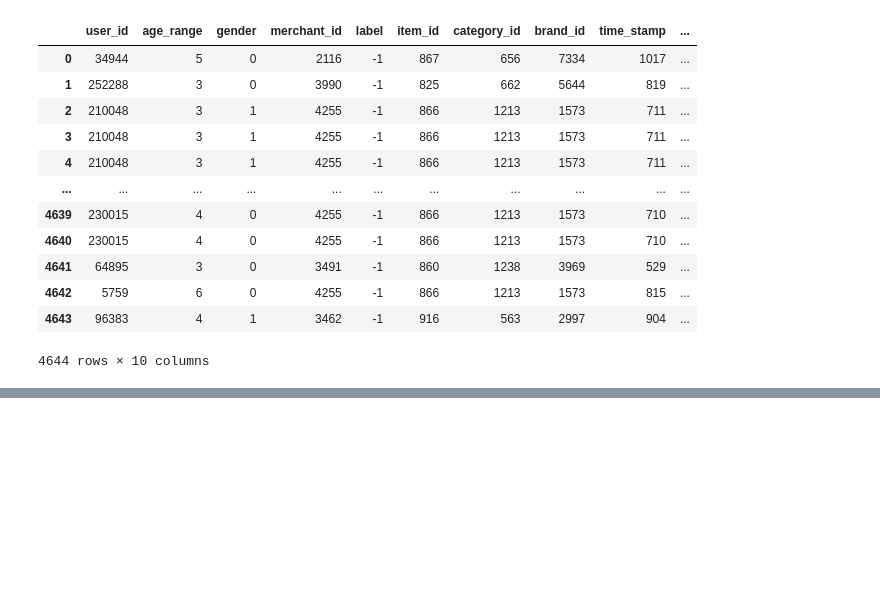
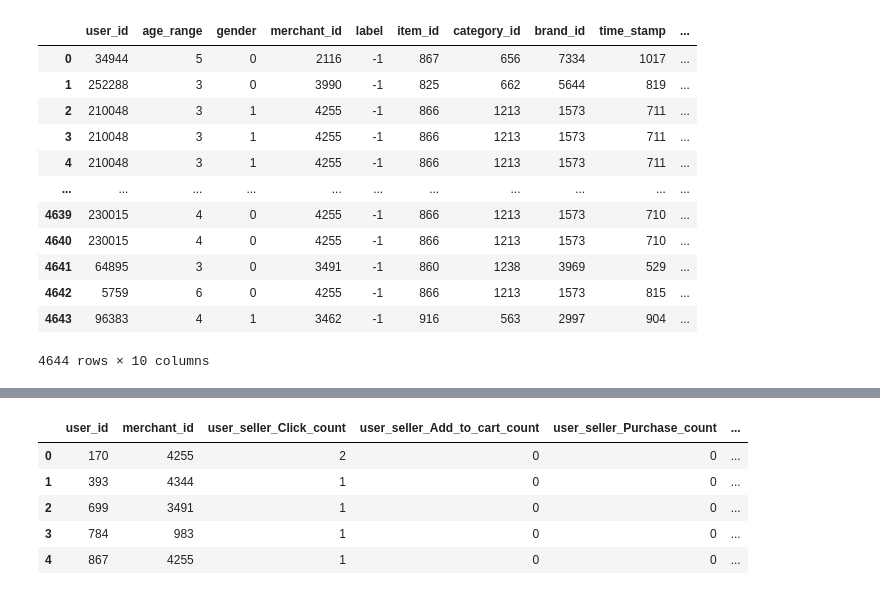
Before and after one commit to shruthivenkat/CECS550_Group6, a Jupyter notebook: #5 - Feature Engineering by Shruthi.ipynb, the cells around one changed output, grey strips where cells are left out. Saved outputs shown, nothing was run; the diff lists cells and outputs as text; code cells hidden in the pictures; blank space fills up the shorter version.

```diff
--- a/#5 - Feature Engineering by Shruthi.ipynb
+++ b/#5 - Feature Engineering by Shruthi.ipynb
@@ -98,0 +283,18 @@ df
+# %%
+user_seller_item = df[['user_id','merchant_id','action_type']].copy()
+user_seller_item_info = label_binarize(np.array(user_seller_item.action_type),classes=[0,1,2,3])
+user_seller_item_info = pd.DataFrame(data= user_seller_item_info, columns=['Click','Add_to_cart','Purchase','Add_to_favorite'])
+user_seller_item['user_seller_Click_count']= user_seller_item_info.Click
+user_seller_item['user_seller_Add_to_cart_count']=user_seller_item_info.Add_to_cart
+user_seller_item['user_seller_Purchase_count']=user_seller_item_info.Purchase
+user_seller_item['user_seller_Add_to_favorite_count']=user_seller_item_info.Add_to_favorite
+user_seller_item_act_count = user_seller_item.groupby(['user_id','merchant_id']).agg('sum').reset_index()
+user_seller_item_act_count = user_seller_item_act_count.drop(columns = ['action_type'])
+user_seller_item_act_count.head()
+# %% [output]
+|  | user_id | merchant_id | user_seller_Click_count | user_seller_Add_to_cart_count | user_seller_Purchase_count | ... |
+| 0 | 170 | 4255 | 2 | 0 | 0 | ... |
+| 1 | 393 | 4344 | 1 | 0 | 0 | ... |
+| 2 | 699 | 3491 | 1 | 0 | 0 | ... |
+| 3 | 784 | 983 | 1 | 0 | 0 | ... |
+| 4 | 867 | 4255 | 1 | 0 | 0 | ... |
```
Also changed, not shown: parts of 18 cells of this notebook.
